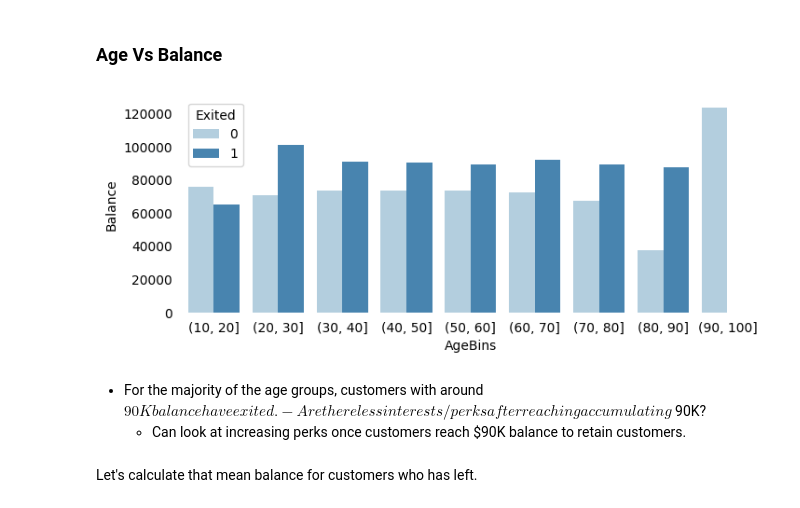
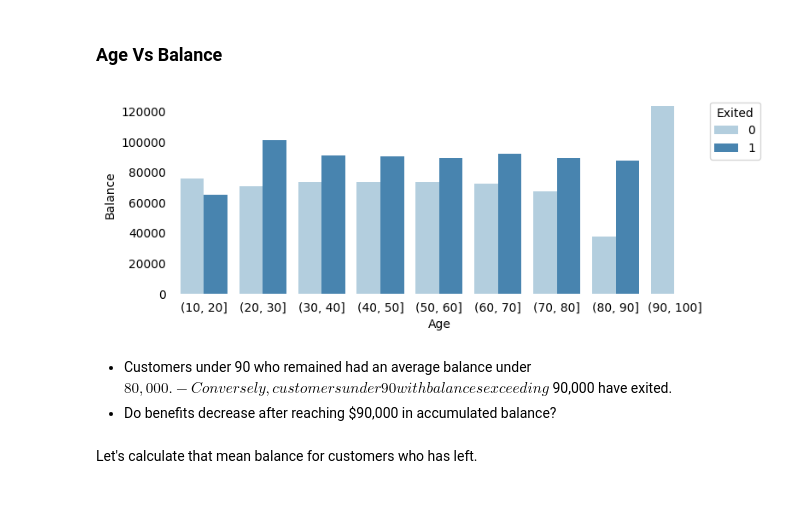
Before and after one commit to aprilhong/bankchurn, a Jupyter notebook: bankchurn.ipynb, the cells around one changed output. Cells and saved outputs as stored; diff of their text form; code cells hidden in the pictures.

```diff
--- a/bankchurn.ipynb
+++ b/bankchurn.ipynb
@@ -391,16 +402,18 @@ df[['Age','AgeBins']].head()
 ### Age Vs Balance
 # %%
 fig = plt.figure(figsize=(8,3))
-ax = sns.barplot(x=df['AgeBins'], y=df['Balance'], estimator='mean', hue=df['Exited'], palette='Blues',errorbar=None)
+ax = sns.barplot(x=df['AgeBins'], y=df['Balance'], hue=df['Exited'], palette='Blues', errorbar=None)
+sns.move_legend(ax, "upper left", bbox_to_anchor=(1, 1)) # legend location
 ax.tick_params(left=False, bottom=False) # Remove ticks
 sns.despine(left=True, bottom=True) # Remove borders borders
+plt.xlabel("Age")
 None
 # %% [output]
-[figure, old version]
+[figure, new version]
-# %% [markdown]
-- For the majority of the age groups, customers with around $90K balance have exited.
-    - Are there less interests/perks after reaching accumulating $90K?
-    - Can look at increasing perks once customers reach $90K balance to retain customers.
+# %% [markdown]
+- Customers under 90 who remained had an average balance under $80,000.
+- Conversely, customers under 90 with balances exceeding $90,000 have exited.
+- Do benefits decrease after reaching $90,000 in accumulated balance?
 # %% [markdown]
 Let's calculate that mean balance for customers who has left.
 # %%
```
Also changed, not shown: parts of 57 cells of this notebook.
